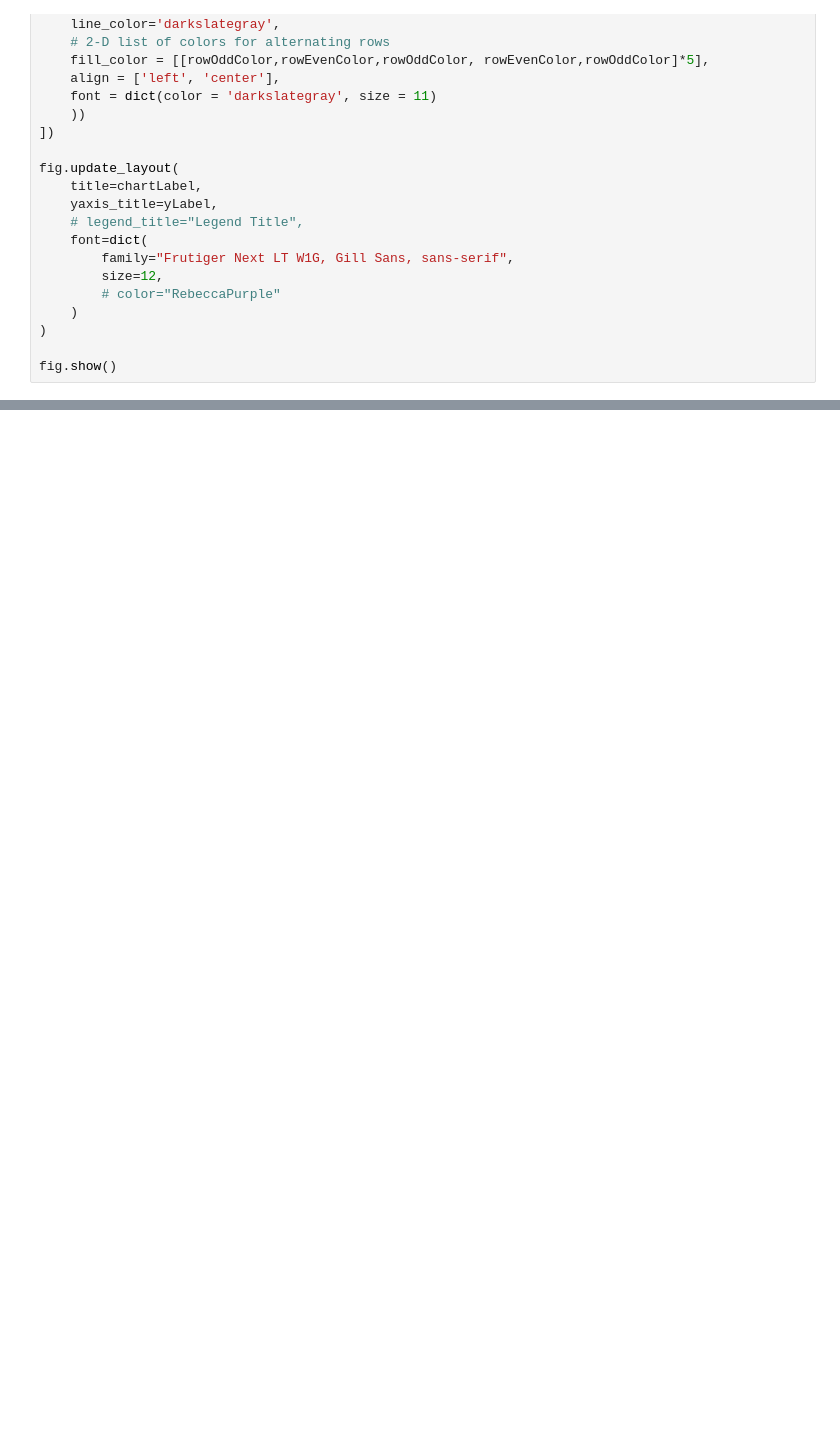
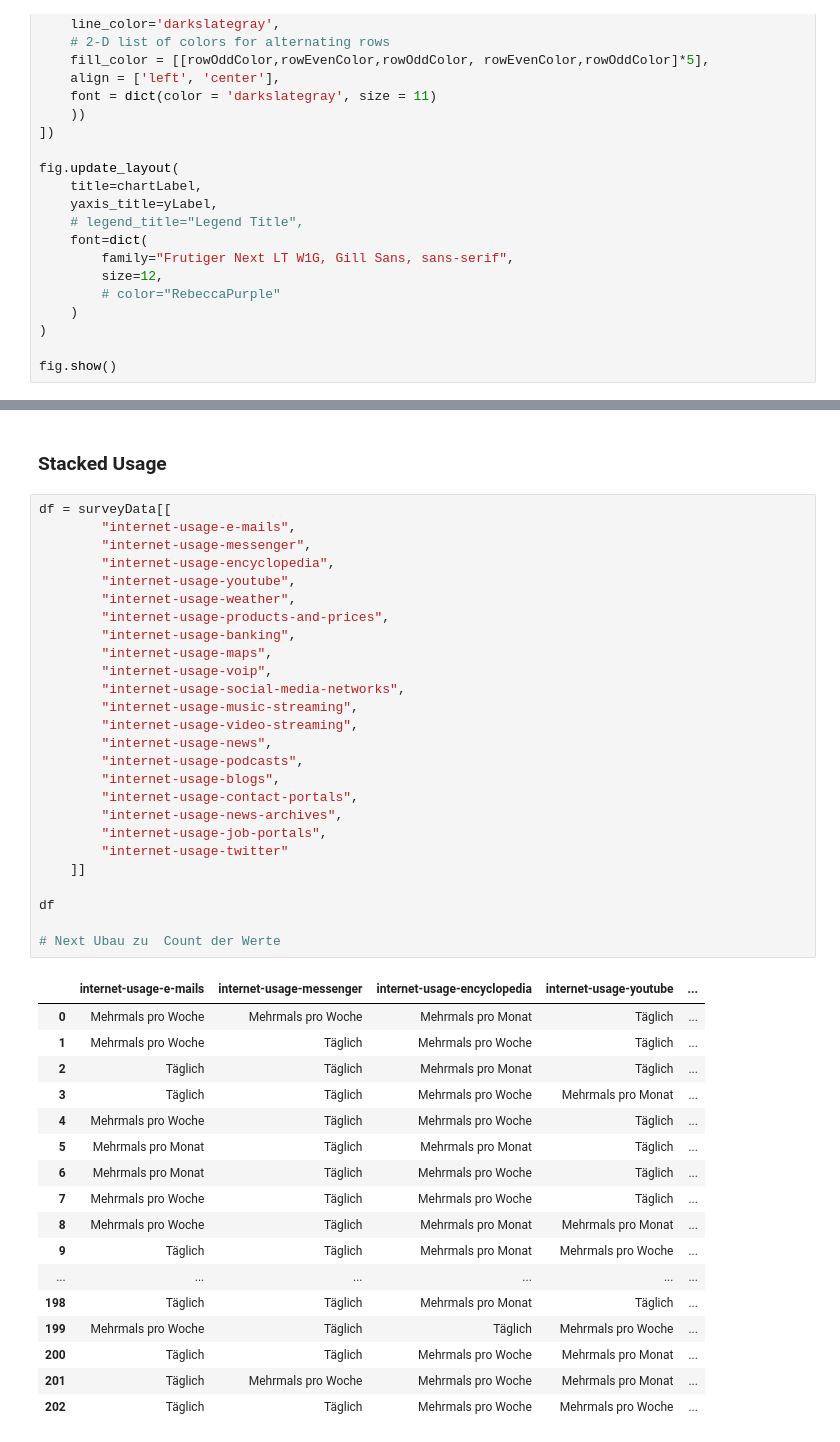
Before and after one commit to vsur/foodemapp, a Jupyter notebook: data/eval/getResults.ipynb, the cells around one changed output, grey strips where cells are left out. Drawn from its saved outputs; the diff is of its cells as text; blank space fills up the shorter version.

```diff
--- a/data/eval/getResults.ipynb
+++ b/data/eval/getResults.ipynb
@@ -977,0 +989,46 @@ fig.show()
+# %% [markdown]
+### Stacked Usage
+# %%
+df = surveyData[[
+        "internet-usage-e-mails",
+        "internet-usage-messenger",
+        "internet-usage-encyclopedia",
+        "internet-usage-youtube",
+        "internet-usage-weather",
+        "internet-usage-products-and-prices",
+        "internet-usage-banking",
+        "internet-usage-maps",
+        "internet-usage-voip",
+        "internet-usage-social-media-networks",
+        "internet-usage-music-streaming",
+        "internet-usage-video-streaming",
+        "internet-usage-news",
+        "internet-usage-podcasts",
+        "internet-usage-blogs",
+        "internet-usage-contact-portals",
+        "internet-usage-news-archives",
+        "internet-usage-job-portals",
+        "internet-usage-twitter"
+    ]]
+
+df
+
+# Next Ubau zu  Count der Werte
+# %% [output]
+|  | internet-usage-e-mails | internet-usage-messenger | internet-usage-encyclopedia | internet-usage-youtube | ... |
+| 0 | Mehrmals pro Woche | Mehrmals pro Woche | Mehrmals pro Monat | Täglich | ... |
+| 1 | Mehrmals pro Woche | Täglich | Mehrmals pro Woche | Täglich | ... |
+| 2 | Täglich | Täglich | Mehrmals pro Monat | Täglich | ... |
+| 3 | Täglich | Täglich | Mehrmals pro Woche | Mehrmals pro Monat | ... |
+| 4 | Mehrmals pro Woche | Täglich | Mehrmals pro Woche | Täglich | ... |
+| 5 | Mehrmals pro Monat | Täglich | Mehrmals pro Monat | Täglich | ... |
+| 6 | Mehrmals pro Monat | Täglich | Mehrmals pro Woche | Täglich | ... |
+| 7 | Mehrmals pro Woche | Täglich | Mehrmals pro Woche | Täglich | ... |
+| 8 | Mehrmals pro Woche | Täglich | Mehrmals pro Monat | Mehrmals pro Monat | ... |
+| 9 | Täglich | Täglich | Mehrmals pro Monat | Mehrmals pro Woche | ... |
+| ... | ... | ... | ... | ... | ... |
+| 198 | Täglich | Täglich | Mehrmals pro Monat | Täglich | ... |
+| 199 | Mehrmals pro Woche | Täglich | Täglich | Mehrmals pro Woche | ... |
+| 200 | Täglich | Täglich | Mehrmals pro Woche | Mehrmals pro Monat | ... |
+| 201 | Täglich | Mehrmals pro Woche | Mehrmals pro Woche | Mehrmals pro Monat | ... |
+| 202 | Täglich | Täglich | Mehrmals pro Woche | Mehrmals pro Woche | ... |
```
Also changed, not shown: parts of 2 cells of this notebook.
